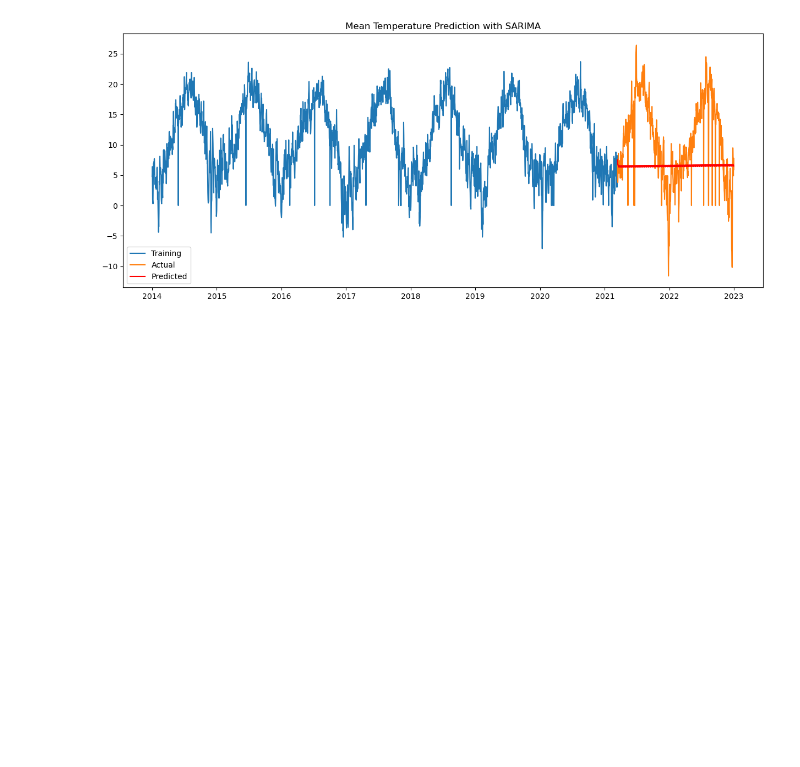
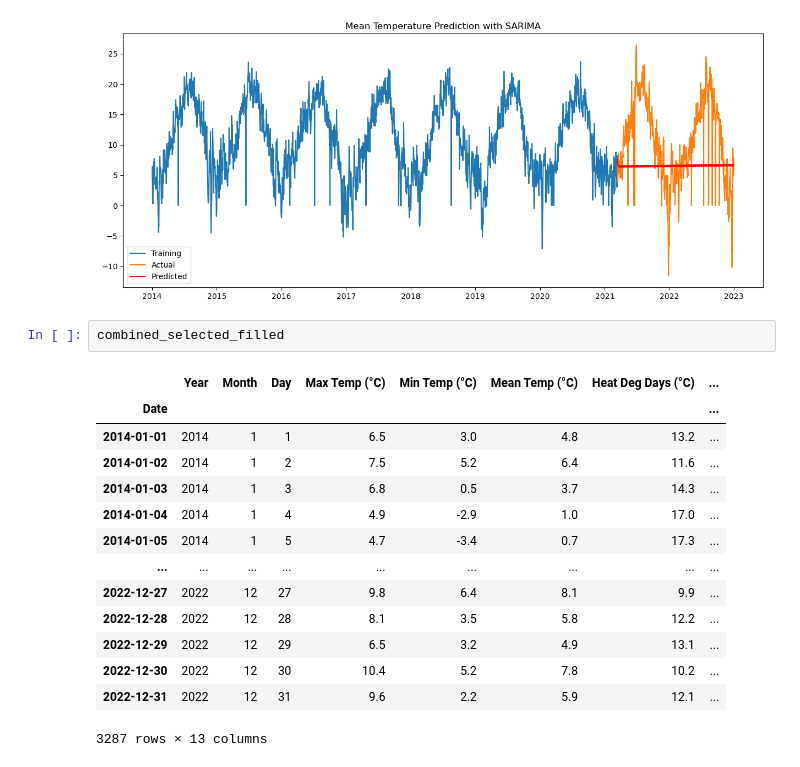
Before and after one commit to tombra1984/Vancouver_Weather_Predictions, a Jupyter notebook: model.ipynb, the cells around one changed output. Cells and saved outputs as stored; diff of their text form; blank space fills up the shorter version.

```diff
--- a/model.ipynb
+++ b/model.ipynb
@@ -78,3 +78,20 @@ plt.show()
 [figure]
 Root Mean Squared Error (RMSE): 7.8793886480810515
 [figure]
+# %%
+combined_selected_filled
+# %% [output]
+|  | Year | Month | Day | Max Temp (°C) | Min Temp (°C) | Mean Temp (°C) | Heat Deg Days (°C) | ... |
+| Date |  |  |  |  |  |  |  | ... |
+| 2014-01-01 | 2014 | 1 | 1 | 6.5 | 3.0 | 4.8 | 13.2 | ... |
+| 2014-01-02 | 2014 | 1 | 2 | 7.5 | 5.2 | 6.4 | 11.6 | ... |
+| 2014-01-03 | 2014 | 1 | 3 | 6.8 | 0.5 | 3.7 | 14.3 | ... |
+| 2014-01-04 | 2014 | 1 | 4 | 4.9 | -2.9 | 1.0 | 17.0 | ... |
+| 2014-01-05 | 2014 | 1 | 5 | 4.7 | -3.4 | 0.7 | 17.3 | ... |
+| ... | ... | ... | ... | ... | ... | ... | ... | ... |
+| 2022-12-27 | 2022 | 12 | 27 | 9.8 | 6.4 | 8.1 | 9.9 | ... |
+| 2022-12-28 | 2022 | 12 | 28 | 8.1 | 3.5 | 5.8 | 12.2 | ... |
+| 2022-12-29 | 2022 | 12 | 29 | 6.5 | 3.2 | 4.9 | 13.1 | ... |
+| 2022-12-30 | 2022 | 12 | 30 | 10.4 | 5.2 | 7.8 | 10.2 | ... |
+| 2022-12-31 | 2022 | 12 | 31 | 9.6 | 2.2 | 5.9 | 12.1 | ... |
+3287 rows × 13 columns
```
Also changed, not shown: parts of 1 cell of this notebook.
